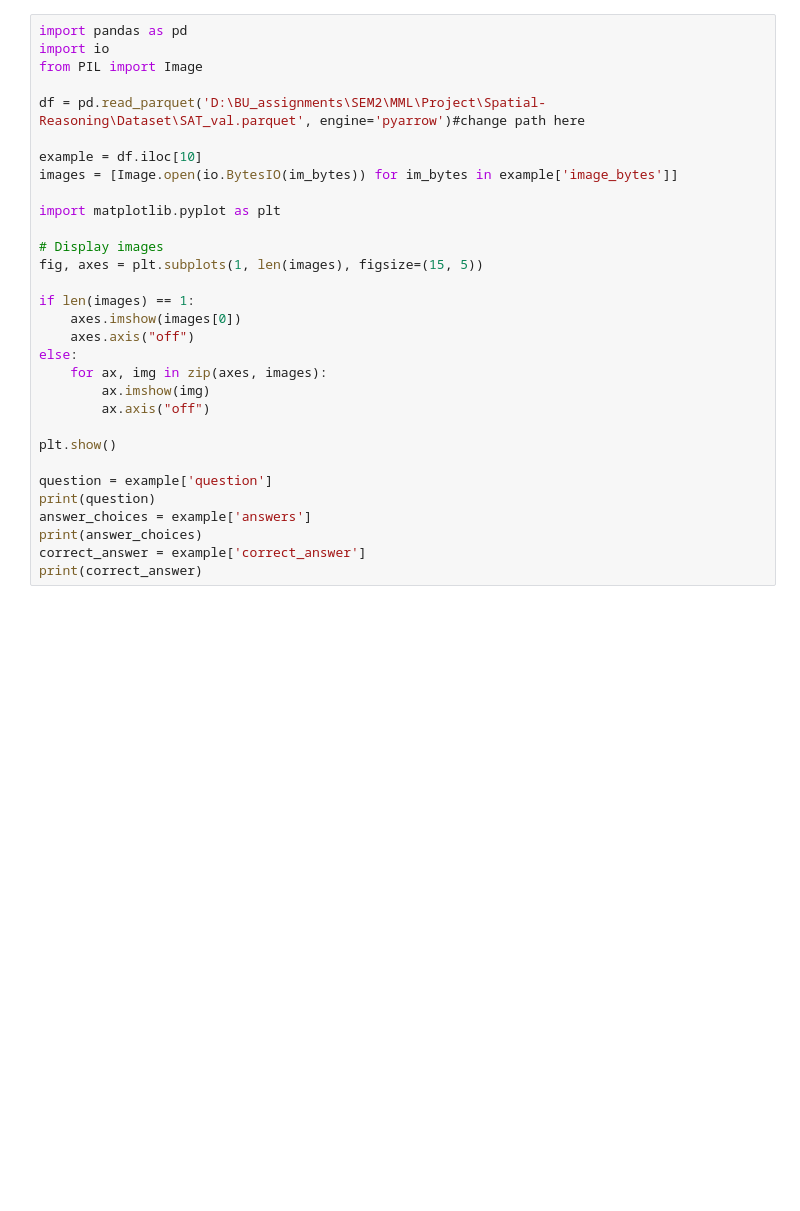
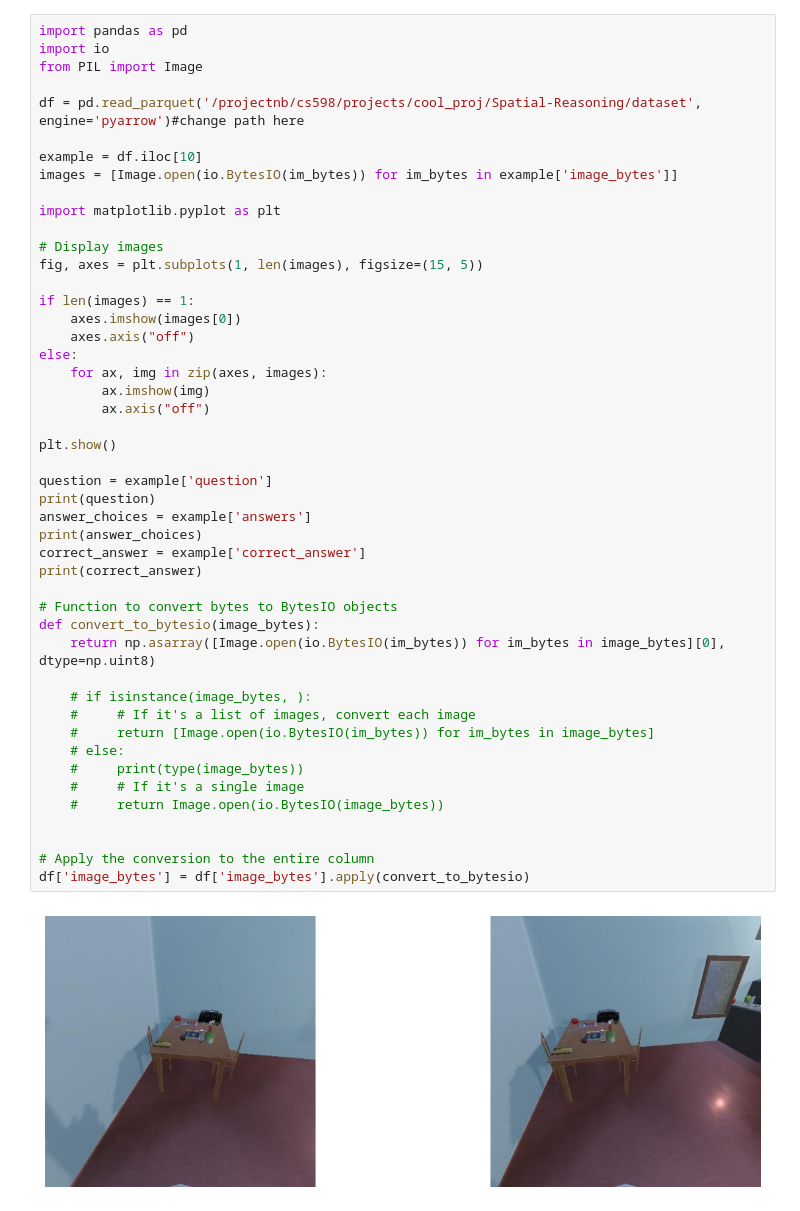
Before and after one commit to MultimodalSpaceResearchers/Spatial-Reasoning, a Jupyter notebook: exampule_wraper.ipynb, the cells around one changed output. Saved outputs shown, nothing was run; the diff lists cells and outputs as text; blank space fills up the shorter version.

```diff
--- a/exampule_wraper.ipynb
+++ b/exampule_wraper.ipynb
@@ -104,31 +96,49 @@ for i in range(len(example['image_bytes'])):
 # %%
 import pandas as pd
 import io
 from PIL import Image
 
-df = pd.read_parquet('D:\BU_assignments\SEM2\MML\Project\Spatial-Reasoning\Dataset\SAT_val.parquet', engine='pyarrow')#change path here
+df = pd.read_parquet('/projectnb/cs598/projects/cool_proj/Spatial-Reasoning/dataset', engine='pyarrow')#change path here
 
 example = df.iloc[10]
 images = [Image.open(io.BytesIO(im_bytes)) for im_bytes in example['image_bytes']]
 
 import matplotlib.pyplot as plt
 
 # Display images
 fig, axes = plt.subplots(1, len(images), figsize=(15, 5))
 
 if len(images) == 1:
     axes.imshow(images[0])
     axes.axis("off")
 else:
     for ax, img in zip(axes, images):
         ax.imshow(img)
         ax.axis("off")
 
 plt.show()
 
 question = example['question']
 print(question)
 answer_choices = example['answers']
 print(answer_choices)
 correct_answer = example['correct_answer']
 print(correct_answer)
+
+# Function to convert bytes to BytesIO objects
+def convert_to_bytesio(image_bytes):
+    return np.asarray([Image.open(io.BytesIO(im_bytes)) for im_bytes in image_bytes][0], dtype=np.uint8)
+
+    # if isinstance(image_bytes, ):
+    #     # If it's a list of images, convert each image
+    #     return [Image.open(io.BytesIO(im_bytes)) for im_bytes in image_bytes]
+    # else:
+    #     print(type(image_bytes))
+    #     # If it's a single image
+    #     return Image.open(io.BytesIO(image_bytes))
+
+
+# Apply the conversion to the entire column
+df['image_bytes'] = df['image_bytes'].apply(convert_to_bytesio)
+# %% [output]
+[figure, added]
```
Also changed, not shown: parts of 11 cells of this notebook.
